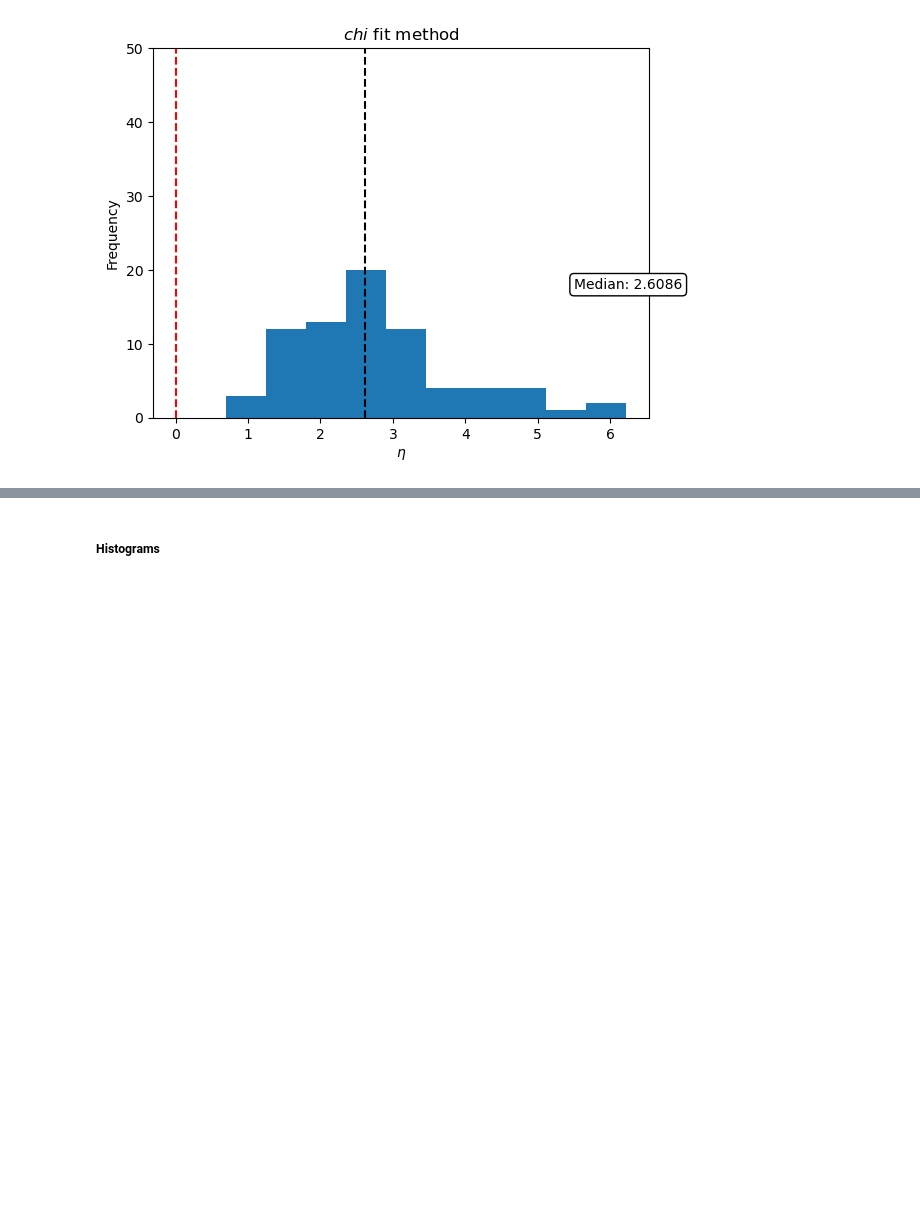
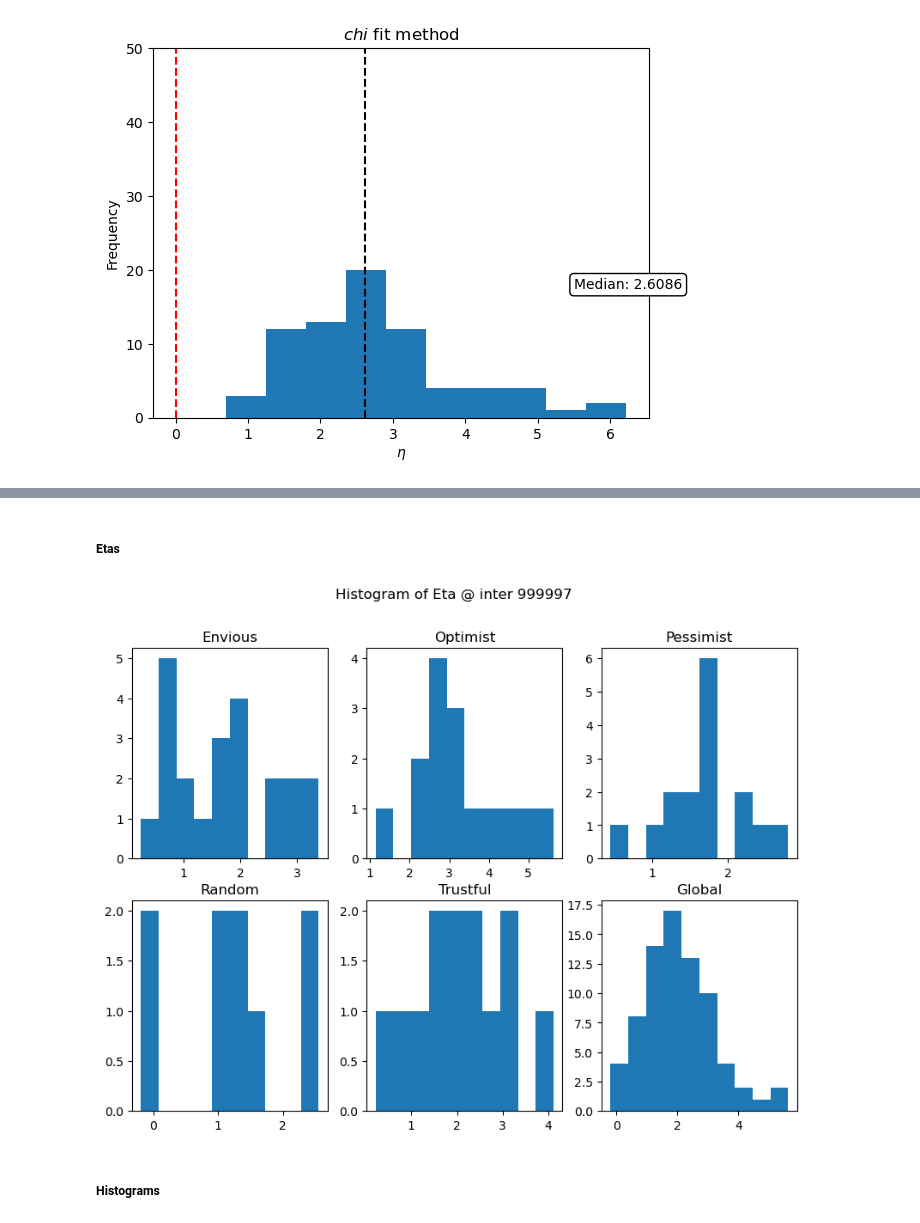
Before and after one commit to yuxuama/cooperation_emergence, a Jupyter notebook: notebooks/one_stack_analysis.ipynb, the cells around one changed output, grey strips where cells are left out. Drawn from its saved outputs; the diff is of its cells as text; code cells hidden in the pictures; blank space fills up the shorter version.

```diff
--- a/notebooks/one_stack_analysis.ipynb
+++ b/notebooks/one_stack_analysis.ipynb
@@ -244,3 +222,10 @@ plt.show()
+# %% [markdown]
+##### Etas
+# %%
+plot_hist_by_phenotype(last_dt, "Eta")
+plt.show()
+# %% [output]
+[figure, added]
 # %% [markdown]
 ##### Histograms
 # %%
```
Also changed, not shown: parts of 11 cells of this notebook, 3 other files.
